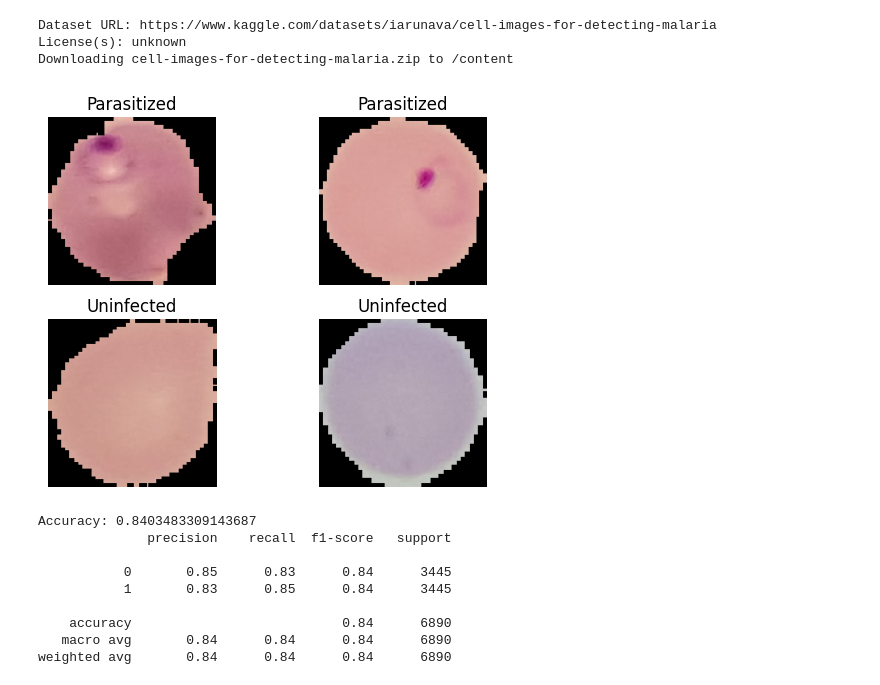
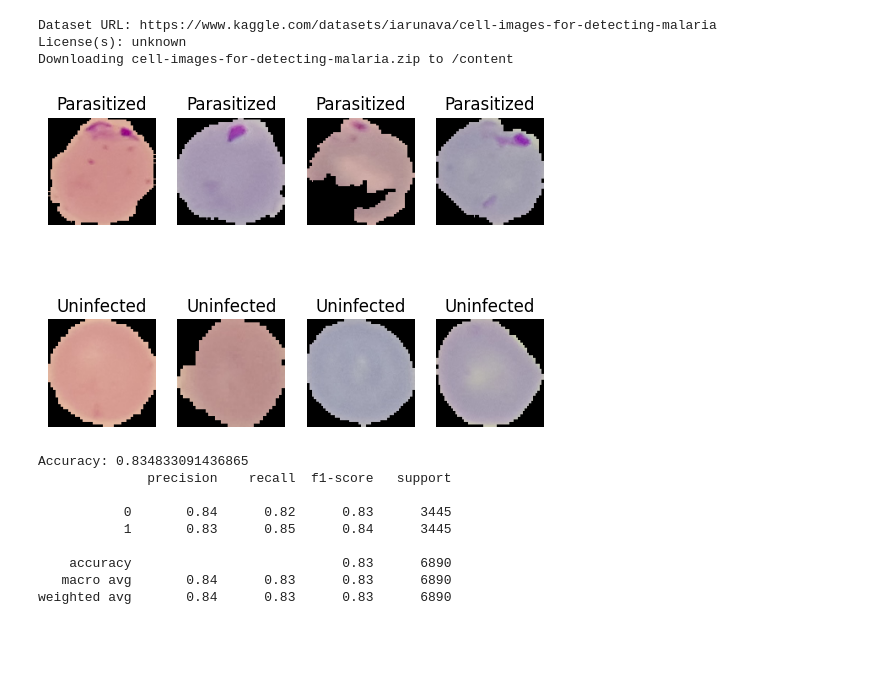
Before and after one commit to up941791/ACT_2, a Jupyter notebook: py/Q1_folder/Q1.ipynb, the cells around one changed output. Cells and saved outputs as stored; diff of their text form; code cells hidden in the pictures; blank space fills up the shorter version.

Commit message:
Q1 - Adjusted code to plot 4 images of each class instead of 2

```diff
--- a/py/Q1_folder/Q1.ipynb
+++ b/py/Q1_folder/Q1.ipynb
@@ -26,35 +26,35 @@ Downloading cell-images-for-detecting-malaria.zip to /content
 # %%
 # Visualizing sample images from the dataset
 
 # Setting up directories
 data_dir = "./cell_images" # Directory for the dataset
 
 # Directories for the two classes
 parasitized_dir = os.path.join(data_dir, 'Parasitized')
 uninfected_dir = os.path.join(data_dir, 'Uninfected')
 
 # Sample images to display
-parasitized_imgs = os.listdir(parasitized_dir)[:2]
-uninfected_imgs = os.listdir(uninfected_dir)[:2]
+parasitized_imgs = os.listdir(parasitized_dir)[:4]
+uninfected_imgs = os.listdir(uninfected_dir)[:4]
 
 imgs = parasitized_imgs + uninfected_imgs
 
 # Plotting the images
 for i in range(len(imgs)):
-    if i < 2: # Selecting only parasitized images for the first half
+    if i < 4: # Selecting only parasitized images for the first half
         img_path = os.path.join(parasitized_dir, imgs[i])
         label = 'Parasitized'
     else: # Selecting uninfected images for the second half
         img_path = os.path.join(uninfected_dir, imgs[i])
         label = 'Uninfected'
     # Load and display the images
     img = image.load_img(img_path, target_size=(128, 128))
-    plt.subplot(2, 2, i+1)
+    plt.subplot(2, 4, i+1)
     plt.imshow(img)
     plt.title(label)
     plt.axis('off')
 # %% [output]
-[figure, old version]
+[figure, new version]
 # %%
 # Histogram of Oriented Gradients (HOG) Feature Extraction
 
@@ -108,12 +108,12 @@ y_pred = svm.predict(X_test) # Predicting labels for the test set
 print("Accuracy:", accuracy_score(y_test, y_pred)) # Printing accuracy of the model
 print(classification_report(y_test, y_pred)) # Printing classification report
 # %% [output]
-Accuracy: 0.8403483309143687
+Accuracy: 0.834833091436865
               precision    recall  f1-score   support
 
-           0       0.85      0.83      0.84      3445
+           0       0.84      0.82      0.83      3445
            1       0.83      0.85      0.84      3445
 
-    accuracy                           0.84      6890
-   macro avg       0.84      0.84      0.84      6890
-weighted avg       0.84      0.84      0.84      6890
+    accuracy                           0.83      6890
+   macro avg       0.84      0.83      0.83      6890
+weighted avg       0.84      0.83      0.83      6890
```
